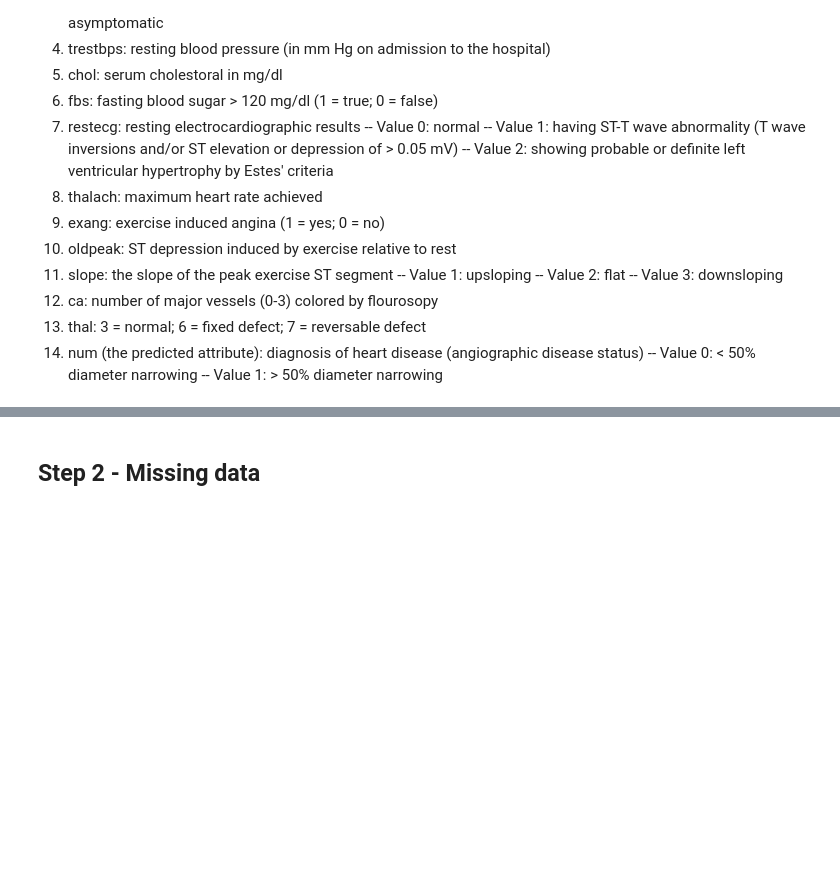
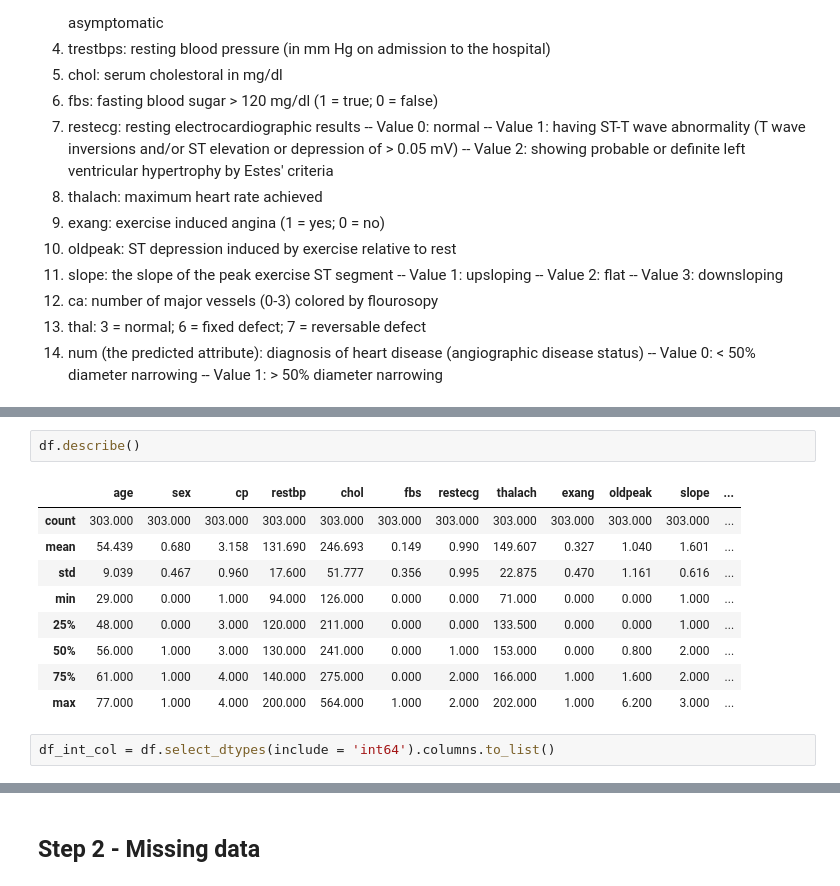
Before and after one commit to unpatel1/20220614_Classification_Tree_Heart_Disease, a Jupyter notebook: Classification_Tree_Heart_Disease.ipynb, the cells around one changed output, grey strips where cells are left out. Drawn from its saved outputs; the diff is of its cells as text; blank space fills up the shorter version.

```diff
--- a/Classification_Tree_Heart_Disease.ipynb
+++ b/Classification_Tree_Heart_Disease.ipynb
@@ -103,0 +135,14 @@ df.head(3)
+# %%
+df.describe()
+# %% [output]
+|  | age | sex | cp | restbp | chol | fbs | restecg | thalach | exang | oldpeak | slope | ... |
+| count | 303.000 | 303.000 | 303.000 | 303.000 | 303.000 | 303.000 | 303.000 | 303.000 | 303.000 | 303.000 | 303.000 | ... |
+| mean | 54.439 | 0.680 | 3.158 | 131.690 | 246.693 | 0.149 | 0.990 | 149.607 | 0.327 | 1.040 | 1.601 | ... |
+| std | 9.039 | 0.467 | 0.960 | 17.600 | 51.777 | 0.356 | 0.995 | 22.875 | 0.470 | 1.161 | 0.616 | ... |
+| min | 29.000 | 0.000 | 1.000 | 94.000 | 126.000 | 0.000 | 0.000 | 71.000 | 0.000 | 0.000 | 1.000 | ... |
+| 25% | 48.000 | 0.000 | 3.000 | 120.000 | 211.000 | 0.000 | 0.000 | 133.500 | 0.000 | 0.000 | 1.000 | ... |
+| 50% | 56.000 | 1.000 | 3.000 | 130.000 | 241.000 | 0.000 | 1.000 | 153.000 | 0.000 | 0.800 | 2.000 | ... |
+| 75% | 61.000 | 1.000 | 4.000 | 140.000 | 275.000 | 0.000 | 2.000 | 166.000 | 1.000 | 1.600 | 2.000 | ... |
+| max | 77.000 | 1.000 | 4.000 | 200.000 | 564.000 | 1.000 | 2.000 | 202.000 | 1.000 | 6.200 | 3.000 | ... |
+# %%
+df_int_col = df.select_dtypes(include = 'int64').columns.to_list()
```
Also changed, not shown: parts of 38 cells of this notebook.
